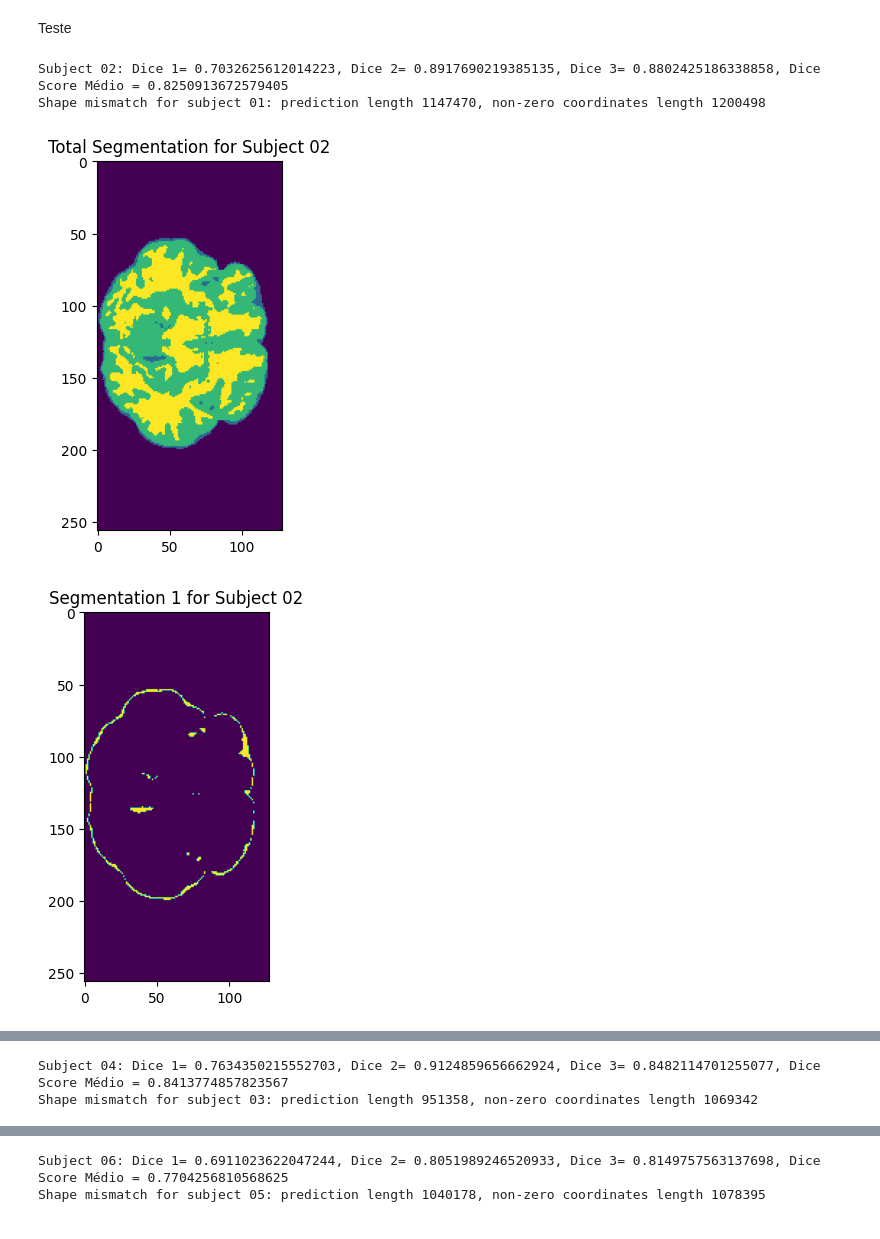
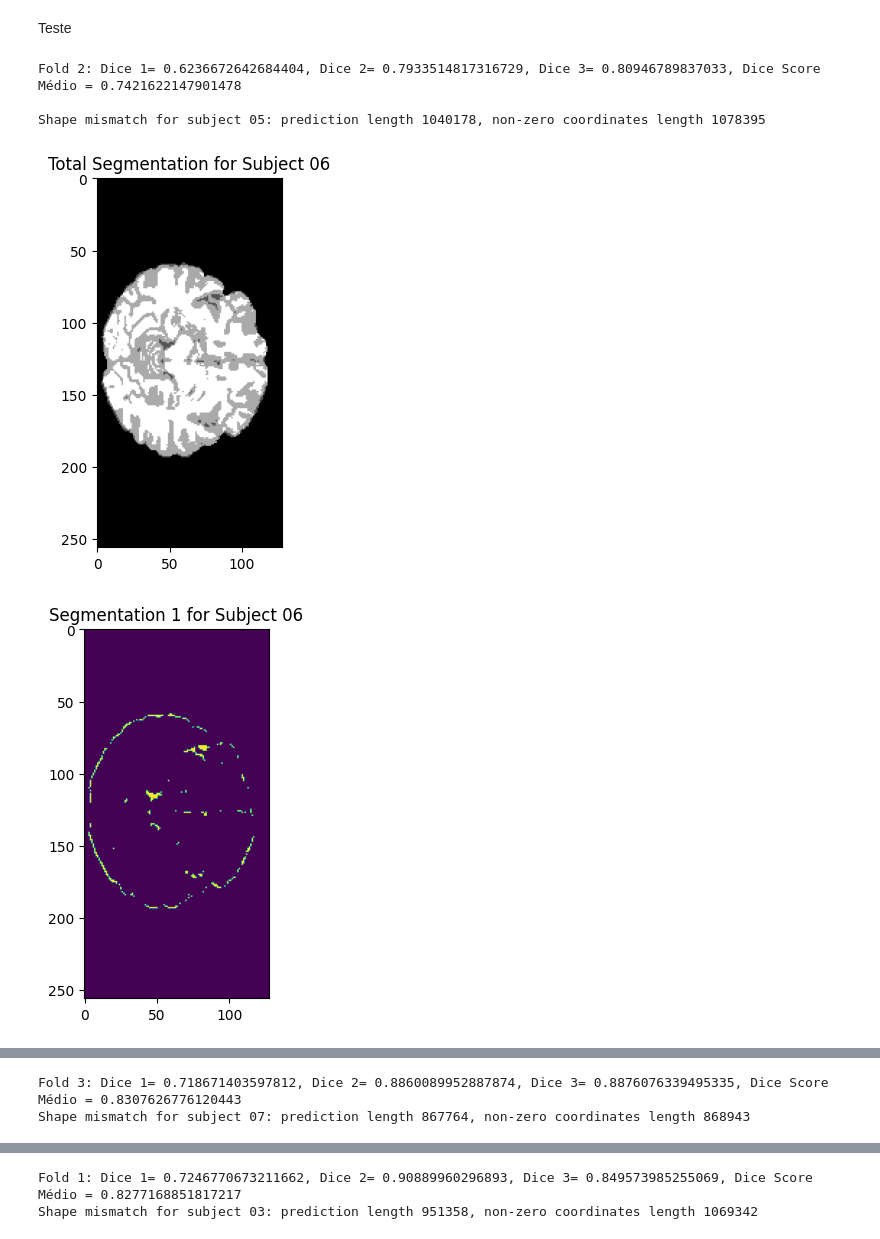
Before and after one commit to sofiamribasf/SEIM, a Jupyter notebook: trabalho.ipynb, the cells around one changed output, grey strips where cells are left out. Saved outputs shown, nothing was run; the diff lists cells and outputs as text; code cells hidden in the pictures.

```diff
--- a/trabalho.ipynb
+++ b/trabalho.ipynb
@@ -1039,92 +1039,93 @@ else:
 # %% [markdown]
 Teste
 # %%
-import numpy as np
-import joblib
-import json
-import matplotlib.pyplot as plt
-
 sub = ['01', '02', '03', '04', '05', '06', '07', '08', '09', '10', '11', '12', '13', '14', '15', '16', '17', '18']
 
 indices_file = '/content/drive/MyDrive/SEIM/indices.json'
 with open(indices_file, 'r') as f:
     indices = json.load(f)
 
-for fold, (train_indices, val_indices, test_indices) in enumerate(indices):
-    X_train = []
-    y_train = []
-    X_test = []
-    y_test = []
-    test_subject_indices = []  # List to hold indices for each subject
+def process_fold(params):
+    fold, train_indices, test_indices = params
+    X_train, y_train, X_test, y_test = [], [], [], []
+    test_subject_indices = []
 
-    # Coletar dados de treino a partir dos ficheiros
+    # Collect training data
     for idx in train_indices:
         person_id = sub[idx]
-        extracted_matrix_path = f"/content/drive/MyDrive/SEIM/extracted_matrix_2/extracted_matrix_{person_id}.joblib"
-        pontos_seg_path = f"/content/drive/MyDrive/SEIM/pontos_seg_2/pontos_seg_{person_id}.joblib"
+        extracted_matrix_path = f"/content/drive/MyDrive/SEIM/extracted_matrix/extracted_matrix_{person_id}.joblib"
+        pontos_seg_path = f"/content/drive/MyDrive/SEIM/pontos_seg/pontos_seg_{person_id}.joblib"
         X_train.append(joblib.load(extracted_matrix_path))
         y_train.append(joblib.load(pontos_seg_path))
 
-    # Coletar dados de teste a partir dos ficheiros
+    # Collect test data
     for idx in test_indices:
         person_id = sub[idx]
-        extracted_matrix_path_tt = f"/content/drive/MyDrive/SEIM/extracted_matrix_total_2/extracted_matrix_total_{person_id}.joblib"
-        pontos_seg_path_tt = f"/content/drive/MyDrive/SEIM/pontos_seg_total_2/pontos_seg_total_{person_id}.joblib"
+        extracted_matrix_path_tt = f"/content/drive/MyDrive/SEIM/extracted_matrix_total/extracted_matrix_total_{person_id}.joblib"
+        pontos_seg_path_tt = f"/content/drive/MyDrive/SEIM/pontos_seg_total/pontos_seg_total_{person_id}.joblib"
         mri_mask = load(f"/content/drive/MyDrive/SEIM/IBSR_nifti_stripped/IBSR_{person_id}/IBSR_{person_id}_ana_brainmask.nii.gz")
 
         non_zero_coord = np.where(mri_mask != 0)
-        test_image = np.zeros(mri_mask.shape, dtype=np.int32)  # Initialize with the shape of the MRI mask
+        test_image = np.zeros(mri_mask.shape, dtype=np.int32)
 
         X_test.append(joblib.load(extracted_matrix_path_tt))
         y_test.append(joblib.load(pontos_seg_path_tt))
-        test_subject_indices.append((len(X_test[-1]), person_id))  # Append the size of data and person_id
+        test_subject_indices.append((len(X_test[-1]), person_id))
 
-    # Concatenar e transformar dados
+    # Concatenate and transform data
     X_train = np.concatenate(X_train)
     y_train = np.concatenate(y_train).ravel()
     X_test = np.concatenate(X_test)
     y_test = np.concatenate(y_test).ravel()
 
-    # Treinar SVM usando os melhores parametros
-    svm = train_svm(X_train, y_train, 10, 0.0001)
+    # Train SVM using the best parameters
+    svm = train_svm(X_train, y_train, 1, 0.0001)
 
-    # Fazer previsões nos dados de teste
+    # Predict on test data
     y_pred_test = svm.predict(X_test)
 
     test_dice_1 = dice(y_pred_test == 1, y_test == 1)
     test_dice_2 = dice(y_pred_test == 2, y_test == 2)
     test_dice_3 = dice(y_pred_test == 3, y_test == 3)
     test_dice_m = (test_dice_1 + test_dice_2 + test_dice_3) / 3
-    print(f"Subject {person_id}: Dice 1= {test_dice_1}, Dice 2= {test_dice_2}, Dice 3= {test_dice_3}, Dice Score Médio = {test_dice_m}")
+    print(f"Fold {fold}: Dice 1= {test_dice_1}, Dice 2= {test_dice_2}, Dice 3= {test_dice_3}, Dice Score Médio = {test_dice_m}")
 
     # Divide y_pred_test according to the corresponding subjects
     start_idx = 0
     subject_predictions = {}
     for size, person_id in test_subject_indices:
         end_idx = start_idx + size
         subject_predictions[person_id] = y_pred_test[start_idx:end_idx]
         start_idx = end_idx
 
-    # You can now use subject_predictions for further analysis or evaluation
+    # Analyze or evaluate subject predictions
     for person_id, pred in subject_predictions.items():
         if len(pred) != len(non_zero_coord[0]):
             print(f"Shape mismatch for subject {person_id}: prediction length {len(pred)}, non-zero coordinates length {len(non_zero_coord[0])}")
             continue
 
         test_image[non_zero_coord] = pred
         plt.imshow(test_image[:, :, 120], cmap="gray")
         plt.title(f'Total Segmentation for Subject {person_id}')
         plt.show()
 
-        # Segmentar e mostrar apenas os valores ==1, ==2, ==3
+        # Segment and display values ==1, ==2, ==3
         for label in [1, 2, 3]:
             segmented_image = np.zeros_like(test_image)
             segmented_image[non_zero_coord] = (pred == label).astype(int)
-            plt.imshow(segmented_image[:, :, 120], cmap="gray")
+            plt.imshow(segmented_image[:, :, 120])
             plt.title(f'Segmentation {label} for Subject {person_id}')
             plt.show()
+
+# Prepare the tasks
+tasks = [(fold, indices[fold][0], indices[fold][2]) for fold in range(len(indices))]
+
+# Multiprocessing with Pool
+with Pool(processes=4) as pool:
+    results = pool.map(process_fold, tasks)
 # %% [output]
-Subject 02: Dice 1= 0.7032625612014223, Dice 2= 0.8917690219385135, Dice 3= 0.8802425186338858, Dice Score Médio = 0.8250913672579405
-Shape mismatch for subject 01: prediction length 1147470, non-zero coordinates length 1200498
+Fold 2: Dice 1= 0.6236672642684404, Dice 2= 0.7933514817316729, Dice 3= 0.80946789837033, Dice Score Médio = 0.7421622147901478
+
+Shape mismatch for subject 05: prediction length 1040178, non-zero coordinates length 1078395
-[figure, old version]
+[figure, new version]
-[figure, old version]
+[figure, new version]
@@ -1133,2 +1134,2 @@ Shape mismatch for subject 01: prediction length 1147470, non-zero coordinates l
-Subject 04: Dice 1= 0.7634350215552703, Dice 2= 0.9124859656662924, Dice 3= 0.8482114701255077, Dice Score Médio = 0.8413774857823567
-Shape mismatch for subject 03: prediction length 951358, non-zero coordinates length 1069342
+Fold 3: Dice 1= 0.718671403597812, Dice 2= 0.8860089952887874, Dice 3= 0.8876076339495335, Dice Score Médio = 0.8307626776120443
+Shape mismatch for subject 07: prediction length 867764, non-zero coordinates length 868943
@@ -1139,2 +1140,2 @@ Shape mismatch for subject 03: prediction length 951358, non-zero coordinates le
-Subject 06: Dice 1= 0.6911023622047244, Dice 2= 0.8051989246520933, Dice 3= 0.8149757563137698, Dice Score Médio = 0.7704256810568625
-Shape mismatch for subject 05: prediction length 1040178, non-zero coordinates length 1078395
+Fold 1: Dice 1= 0.7246770673211662, Dice 2= 0.90889960296893, Dice 3= 0.849573985255069, Dice Score Médio = 0.8277168851817217
+Shape mismatch for subject 03: prediction length 951358, non-zero coordinates length 1069342
```
Also changed, not shown: parts of 1 cell of this notebook.
